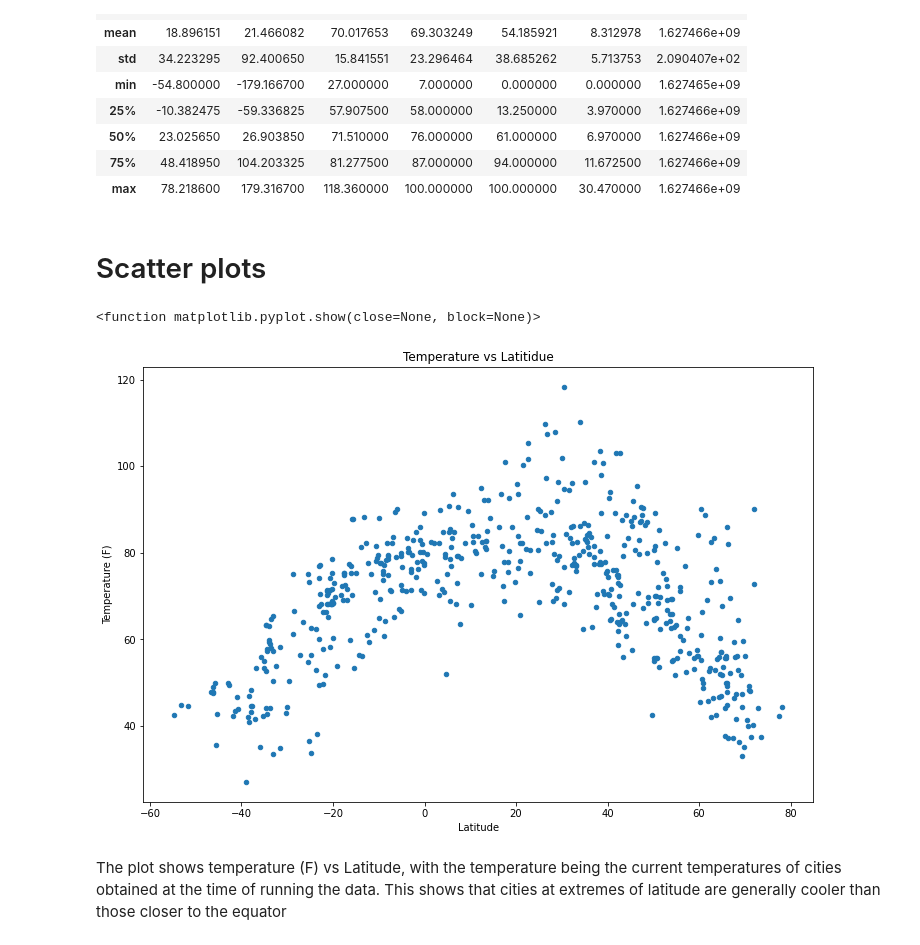
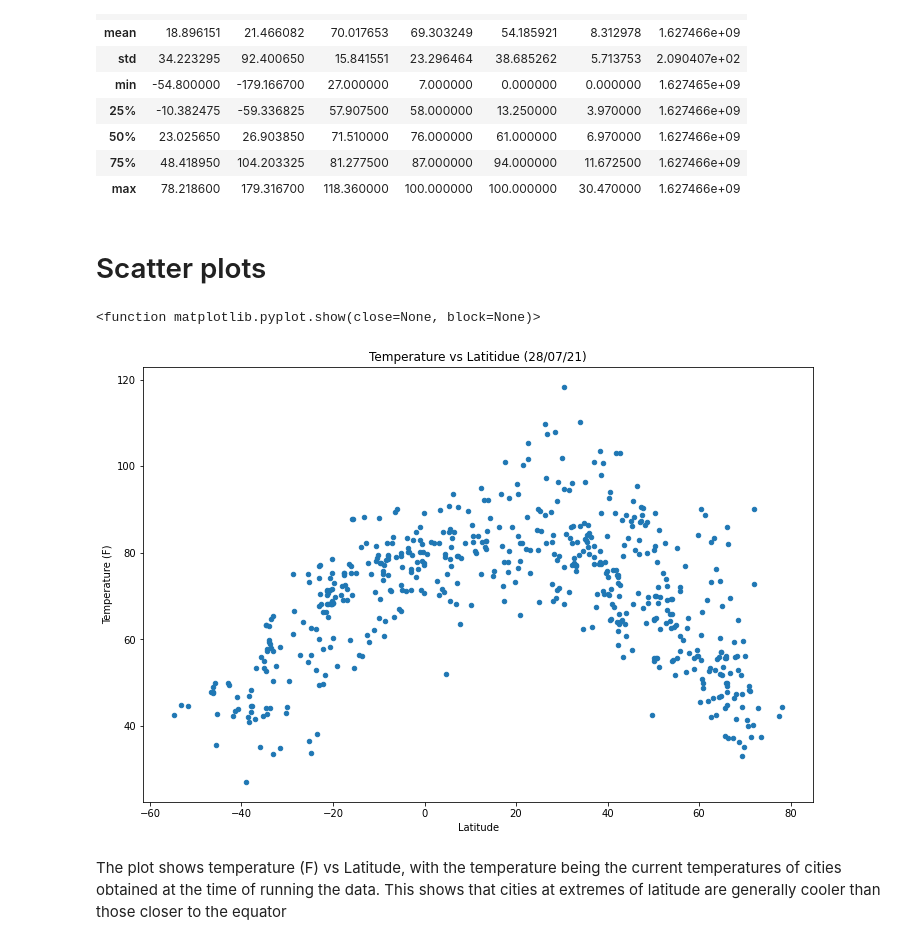
Before and after one commit to TomHOldershaw/python-api-challenge, a Jupyter notebook: WeatherPy/WeatherPy.ipynb, the cells around one changed output. Saved outputs shown, nothing was run; the diff lists cells and outputs as text; code cells hidden in the pictures.

Commit message:
Updated plot titles with date

```diff
--- a/WeatherPy/WeatherPy.ipynb
+++ b/WeatherPy/WeatherPy.ipynb
@@ -185,22 +185,22 @@ city_wther.describe()
 # Save CSVs
 city_wthr.to_csv("output/all_cities.csv")
 city_wther.to_csv("output/city_weather.csv")
-# %% [markdown]
-# Scatter plots
+# %% [markdown]
+# Scatter plots
 # %%
 ## Scatter plots
 
 # Temperature vs latitude
 
 city_wther.plot(kind="scatter", x='Lat', y='Max Temp', figsize=(12,8))
 plt.xlabel("Latitude")
 plt.ylabel("Temperature (F)")
-plt.title("Temperature vs Latitidue")
+plt.title("Temperature vs Latitidue (28/07/21)")
 plt.savefig("output/temp_lat.png", format='png')
 plt.show
 # %% [output]
 <function matplotlib.pyplot.show(close=None, block=None)>
-[figure, old version]
+[figure, new version]
 # %% [markdown]
 The plot shows temperature (F) vs Latitude, with the temperature being the current temperatures of cities obtained at the time of running the data. This shows that cities at extremes of latitude are generally cooler than those closer to the equator
 # %%
```
Also changed, not shown: parts of 17 cells of this notebook.
